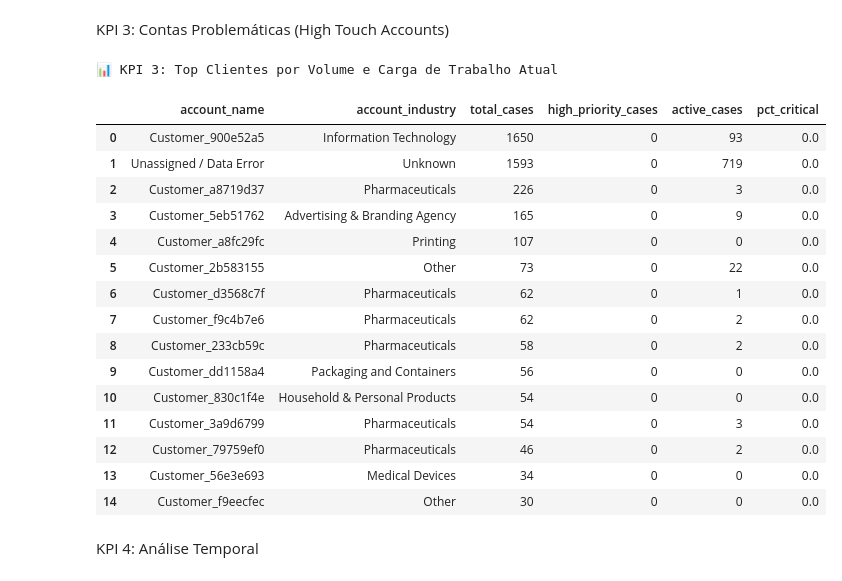
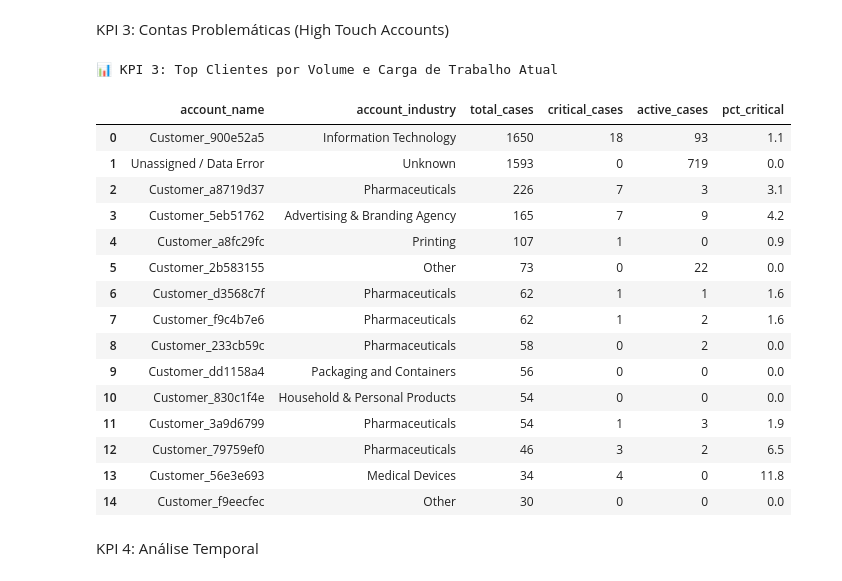
Before and after one commit to alex3ai/globalvision-challenge, a Jupyter notebook: notebooks/analysis_walkthrough.ipynb, the cells around one changed output. Saved outputs shown, nothing was run; the diff lists cells and outputs as text; code cells hidden in the pictures.

```diff
--- a/notebooks/analysis_walkthrough.ipynb
+++ b/notebooks/analysis_walkthrough.ipynb
@@ -390,52 +400,52 @@ KPI 3: Contas Problemáticas (High Touch Accounts)
 # Célula 10: Identificação de Contas com Muitos Cases (High Touch)
 query_high_touch = """
 SELECT
     a.account_name,
     a.account_industry,
     COUNT(c.case_sfid) as total_cases,
 
-    -- Métrica 1: Criticidade (Prioridade Alta)
-    COUNT(CASE WHEN c.case_priority = 'High' THEN 1 END) as high_priority_cases,
+    -- Métrica 1: Criticidade (Prioridade Alta + Urgente)
+    COUNT(CASE WHEN c.case_priority IN ('High', 'Urgent') THEN 1 END) as critical_cases,
 
     -- Métrica 2: Backlog Atual (Casos que não estão Fechados nem são Duplicados)
     COUNT(CASE WHEN c.case_status NOT IN ('Closed', 'Duplicate') THEN 1 END) as active_cases,
 
-    -- Métrica 3: % de Criticidade (Para identificar clientes "arriscados")
-    ROUND(COUNT(CASE WHEN c.case_priority = 'High' THEN 1 END) * 100.0 / COUNT(c.case_sfid), 1) as pct_critical
+    -- Métrica 3: % de Criticidade (Ajustado para incluir High e Urgent)
+    ROUND(COUNT(CASE WHEN c.case_priority IN ('High', 'Urgent') THEN 1 END) * 100.0 / COUNT(c.case_sfid), 1) as pct_critical
 
 FROM
     accounts a
 JOIN
     cases c ON a.account_sfid = c.account_sfid
 GROUP BY
     a.account_sfid, a.account_name, a.account_industry
 HAVING
     total_cases > 10
 ORDER BY
     total_cases DESC
 LIMIT 15
 """
 
 df_high_touch = pd.read_sql(query_high_touch, conn)
 print("📊 KPI 3: Top Clientes por Volume e Carga de Trabalho Atual")
 display(df_high_touch)
 # %% [output]
 📊 KPI 3: Top Clientes por Volume e Carga de Trabalho Atual
-|  | account_name | account_industry | total_cases | high_priority_cases | active_cases | pct_critical |
-| 0 | Customer_900e52a5 | Information Technology | 1650 | 0 | 93 | 0.0 |
+|  | account_name | account_industry | total_cases | critical_cases | active_cases | pct_critical |
+| 0 | Customer_900e52a5 | Information Technology | 1650 | 18 | 93 | 1.1 |
 | 1 | Unassigned / Data Error | Unknown | 1593 | 0 | 719 | 0.0 |
-| 2 | Customer_a8719d37 | Pharmaceuticals | 226 | 0 | 3 | 0.0 |
-| 3 | Customer_5eb51762 | Advertising & Branding Agency | 165 | 0 | 9 | 0.0 |
-| 4 | Customer_a8fc29fc | Printing | 107 | 0 | 0 | 0.0 |
+| 2 | Customer_a8719d37 | Pharmaceuticals | 226 | 7 | 3 | 3.1 |
+| 3 | Customer_5eb51762 | Advertising & Branding Agency | 165 | 7 | 9 | 4.2 |
+| 4 | Customer_a8fc29fc | Printing | 107 | 1 | 0 | 0.9 |
 | 5 | Customer_2b583155 | Other | 73 | 0 | 22 | 0.0 |
-| 6 | Customer_d3568c7f | Pharmaceuticals | 62 | 0 | 1 | 0.0 |
-| 7 | Customer_f9c4b7e6 | Pharmaceuticals | 62 | 0 | 2 | 0.0 |
+| 6 | Customer_d3568c7f | Pharmaceuticals | 62 | 1 | 1 | 1.6 |
+| 7 | Customer_f9c4b7e6 | Pharmaceuticals | 62 | 1 | 2 | 1.6 |
 | 8 | Customer_233cb59c | Pharmaceuticals | 58 | 0 | 2 | 0.0 |
 | 9 | Customer_dd1158a4 | Packaging and Containers | 56 | 0 | 0 | 0.0 |
 | 10 | Customer_830c1f4e | Household & Personal Products | 54 | 0 | 0 | 0.0 |
-| 11 | Customer_3a9d6799 | Pharmaceuticals | 54 | 0 | 3 | 0.0 |
-| 12 | Customer_79759ef0 | Pharmaceuticals | 46 | 0 | 2 | 0.0 |
-| 13 | Customer_56e3e693 | Medical Devices | 34 | 0 | 0 | 0.0 |
+| 11 | Customer_3a9d6799 | Pharmaceuticals | 54 | 1 | 3 | 1.9 |
+| 12 | Customer_79759ef0 | Pharmaceuticals | 46 | 3 | 2 | 6.5 |
+| 13 | Customer_56e3e693 | Medical Devices | 34 | 4 | 0 | 11.8 |
 | 14 | Customer_f9eecfec | Other | 30 | 0 | 0 | 0.0 |
 # %% [markdown]
 KPI 4: Análise Temporal
```
Also changed, not shown: parts of 4 cells of this notebook, 1 other file.
